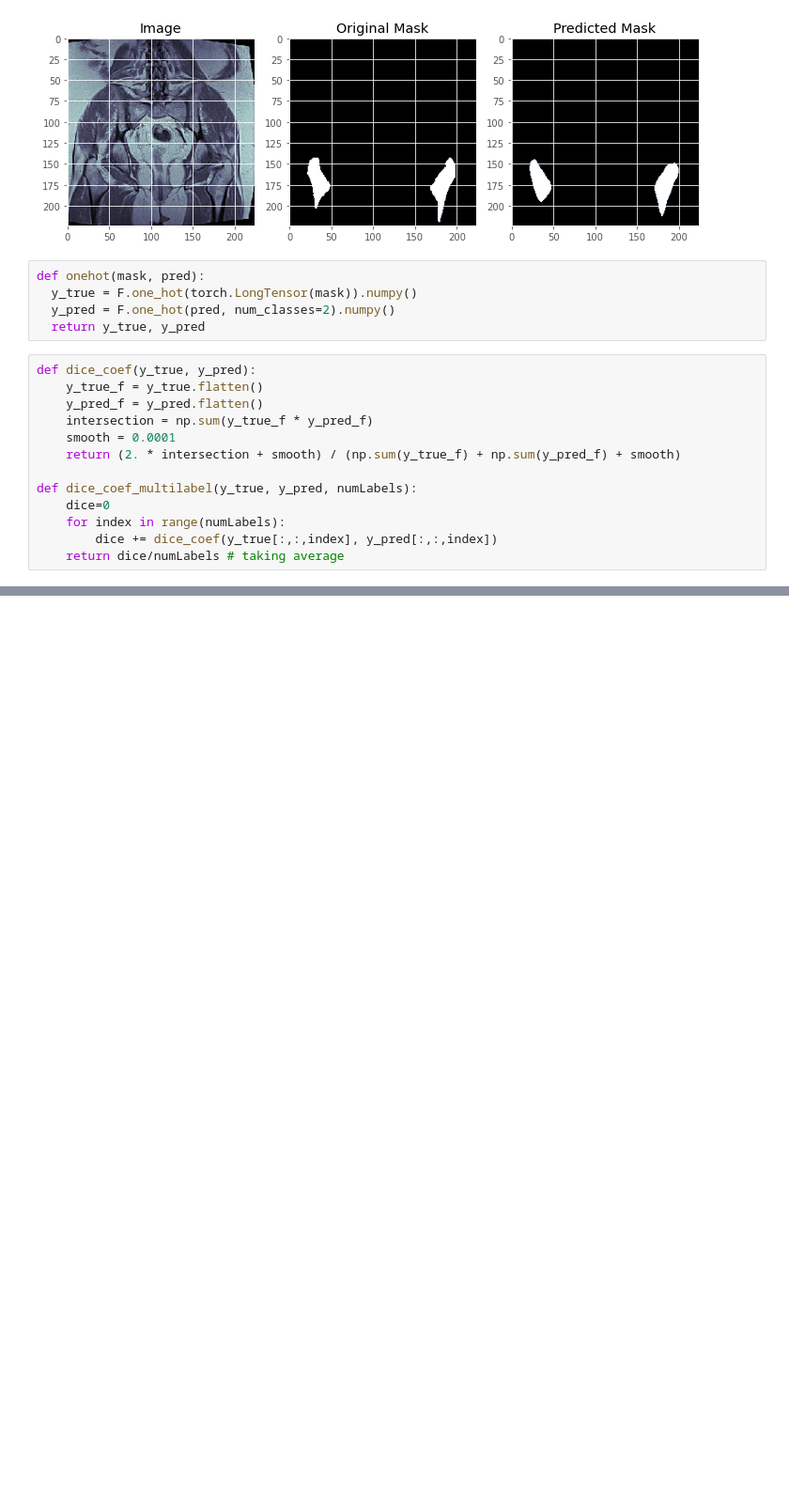
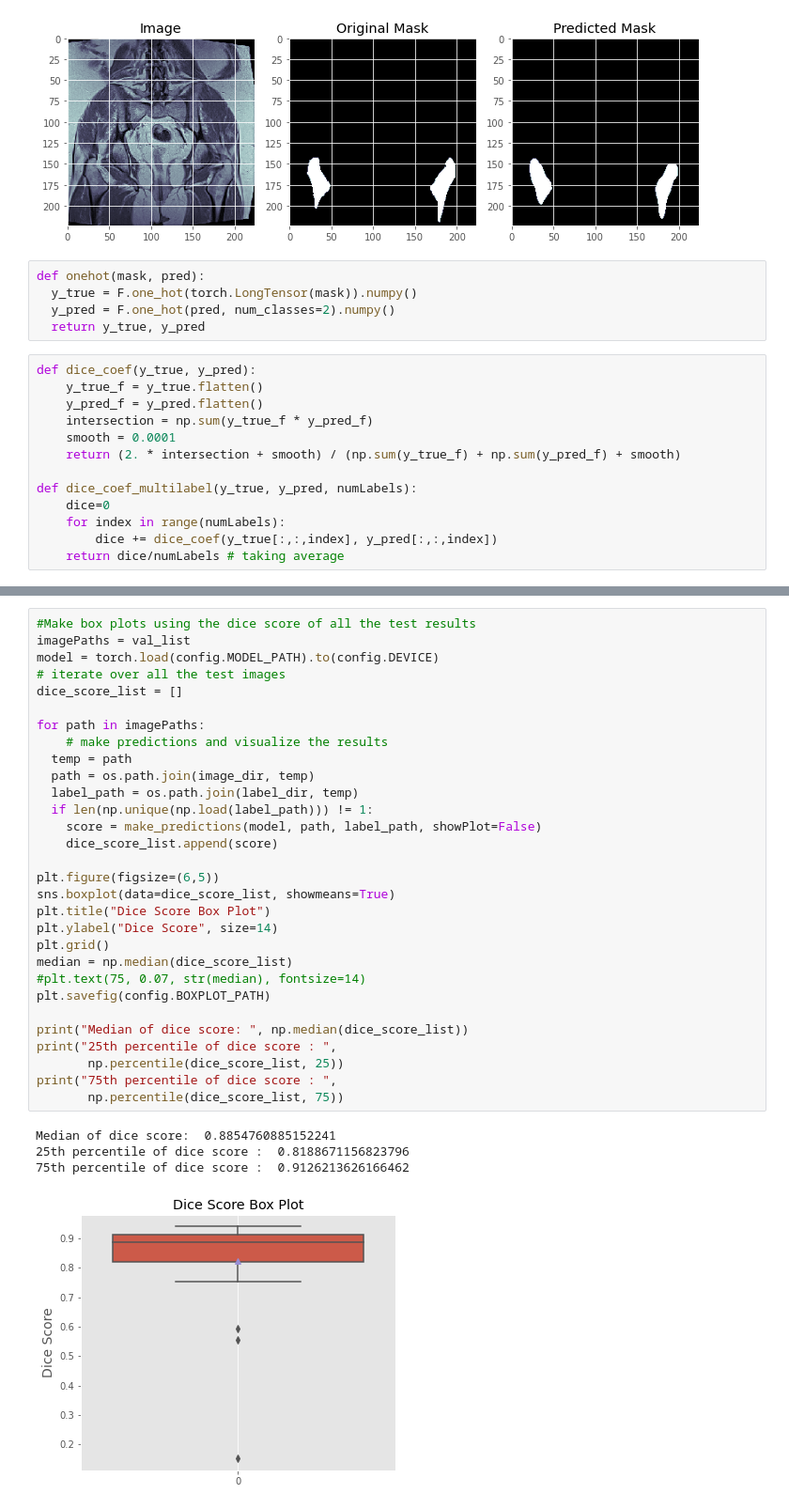
Before and after one commit to easoplee/pelvic_project, a Jupyter notebook: binary_femur_seg.ipynb, the cells around one changed output, grey strips where cells are left out. Shown at 94% size. Cells and saved outputs as stored; diff of their text form; blank space fills up the shorter version.

```diff
--- a/binary_femur_seg.ipynb
+++ b/binary_femur_seg.ipynb
@@ -637,0 +628,35 @@ dice_score =  0.6146573014994559
+# %%
+#Make box plots using the dice score of all the test results
+imagePaths = val_list
+model = torch.load(config.MODEL_PATH).to(config.DEVICE)
+# iterate over all the test images
+dice_score_list = []
+
+for path in imagePaths:
+	# make predictions and visualize the results
+  temp = path
+  path = os.path.join(image_dir, temp)
+  label_path = os.path.join(label_dir, temp)
+  if len(np.unique(np.load(label_path))) != 1:
+    score = make_predictions(model, path, label_path, showPlot=False)
+    dice_score_list.append(score)
+
+plt.figure(figsize=(6,5))
+sns.boxplot(data=dice_score_list, showmeans=True)
+plt.title("Dice Score Box Plot")
+plt.ylabel("Dice Score", size=14)
+plt.grid()
+median = np.median(dice_score_list)
+#plt.text(75, 0.07, str(median), fontsize=14)
+plt.savefig(config.BOXPLOT_PATH)
+
+print("Median of dice score: ", np.median(dice_score_list))
+print("25th percentile of dice score : ",
+       np.percentile(dice_score_list, 25))
+print("75th percentile of dice score : ",
+       np.percentile(dice_score_list, 75))
+# %% [output]
+Median of dice score:  0.8854760885152241
+25th percentile of dice score :  0.8188671156823796
+75th percentile of dice score :  0.9126213626166462
+[figure, added]
```
Also changed, not shown: parts of 21 cells of this notebook.
